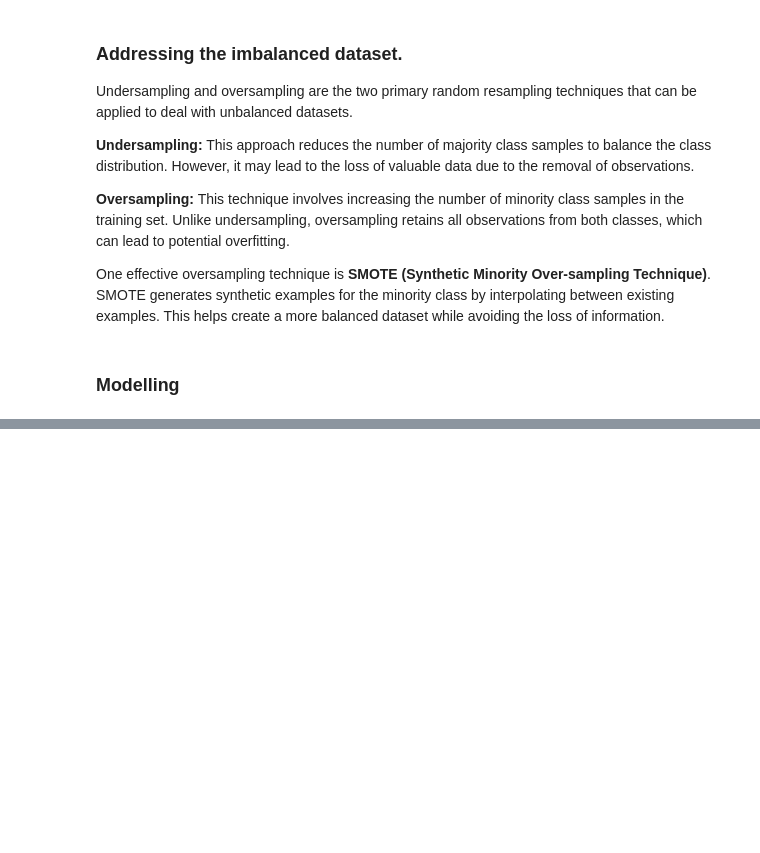
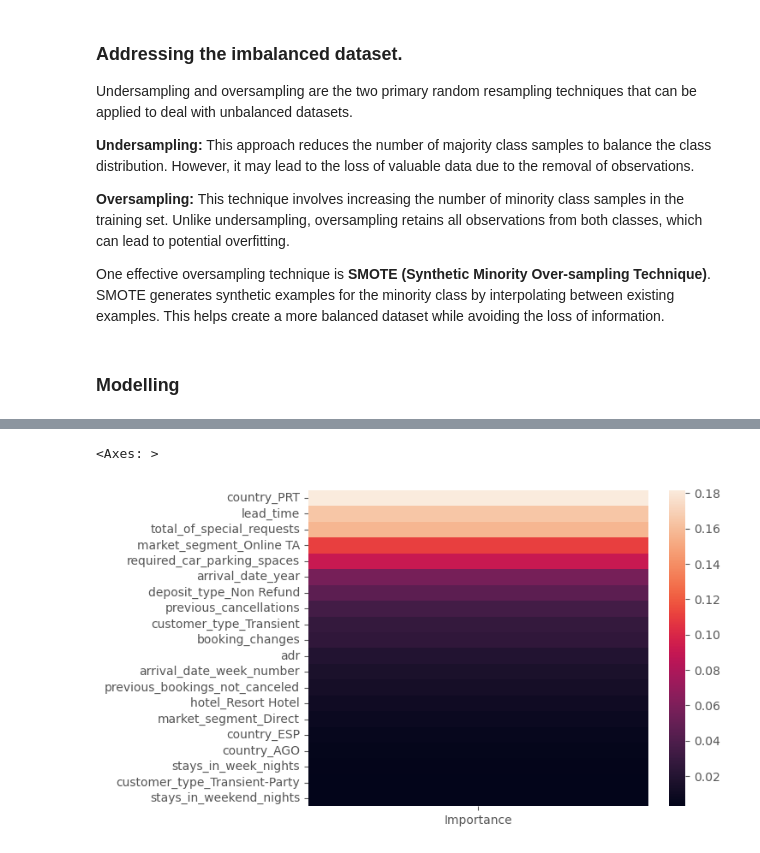
Before and after one commit to u-mar/Churn-Prediction, a Jupyter notebook: student.ipynb, the cells around one changed output, grey strips where cells are left out. Saved outputs shown, nothing was run; the diff lists cells and outputs as text; code cells hidden in the pictures; blank space fills up the shorter version.

```diff
--- a/student.ipynb
+++ b/student.ipynb
@@ -663,0 +500,8 @@ with open('adaboost.pkl','wb') as f:
+# %%
+### Importing the relevant libraries
+from sklearn.tree import DecisionTreeClassifier
+from sklearn.metrics import classification_report
+# creating an object from the classifier
+tree_clf = DecisionTreeClassifier(random_state=123)
+# fitting the classifier
+tree_clf.fit(X_train_scaled,y_train)
@@ -663,0 +542,12 @@ with open('adaboost.pkl','wb') as f:
+# %%
+###### importing the relevant libraries
+from sklearn.model_selection import GridSearchCV
+# To reduce the model complexity we must prune/reduce some of the parameters to reduce model complexity
+# creating a parameter grid
+params= {'criterion':['gini','entropy','log_loss'],
+             'max_depth':[3,5,7,10],
+             'min_samples_split':[100,300,500,1000]}
+# %%
+# performing gridsearch to find the best model from the parameter_grid with cv = 5
+grid_clf = GridSearchCV(tree_clf,param_grid=params,cv=5)
+grid_clf.fit(X_train_scaled,y_train)
@@ -663,0 +559,10 @@ with open('adaboost.pkl','wb') as f:
+# %%
+# assignimg the best parameters from the search to a variable
+best_params = grid_clf.best_params_
+# creating a DecisionTreeClassifier from the parameters
+tree_clf2 = DecisionTreeClassifier(random_state=123,**best_params)
+# fitting the classifier
+tree_clf2.fit(X_train_scaled,y_train)
+# printing a classification_report using the training set
+y_hat_train = tree_clf2.predict(X_train_scaled)
+print(classification_report(y_train,y_hat_train))
@@ -663,0 +597,12 @@ with open('adaboost.pkl','wb') as f:
+# %%
+# creating a pandas dataframe of the feature importance
+feat_importances = pd.DataFrame(tree_clf2.feature_importances_, index=X_train_scaled.columns,
+                                columns=["Importance"])
+# sorting  in descending order
+feat_importances.sort_values(by='Importance', ascending=False, inplace=True)
+# creating a heatmap of the top_10 features that have an impact on the model..ie influence whether a hotel
+# reservation will be cancelled or not
+sns.heatmap(feat_importances[:20])
+# %% [output]
+<Axes: >
+[figure, added]
```
Also changed, not shown: parts of 64 cells of this notebook.
